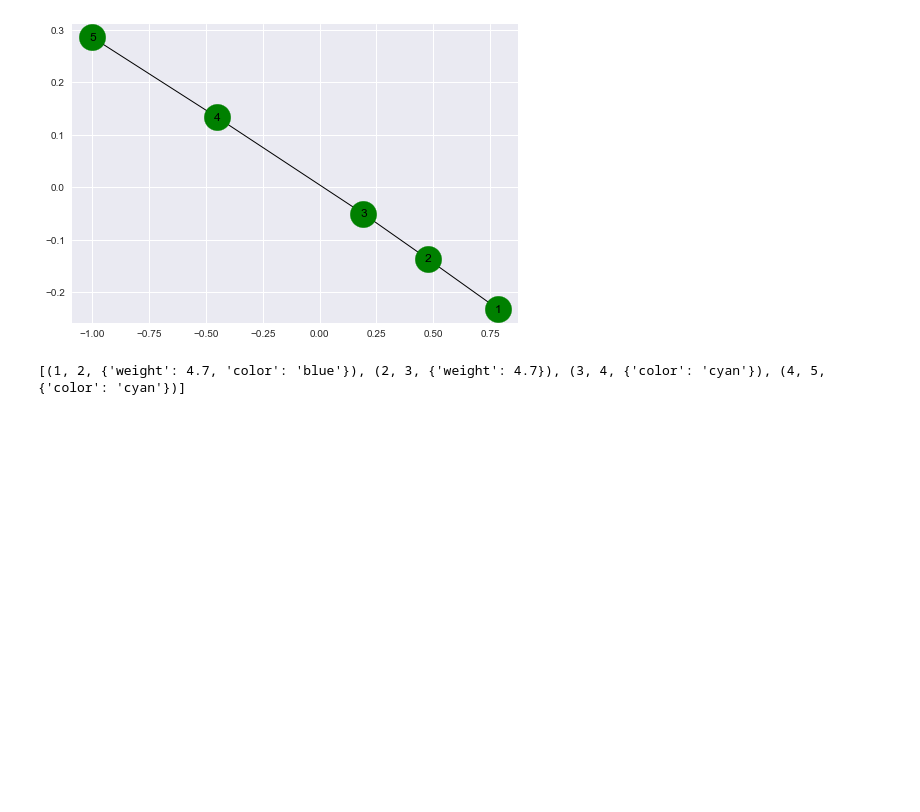
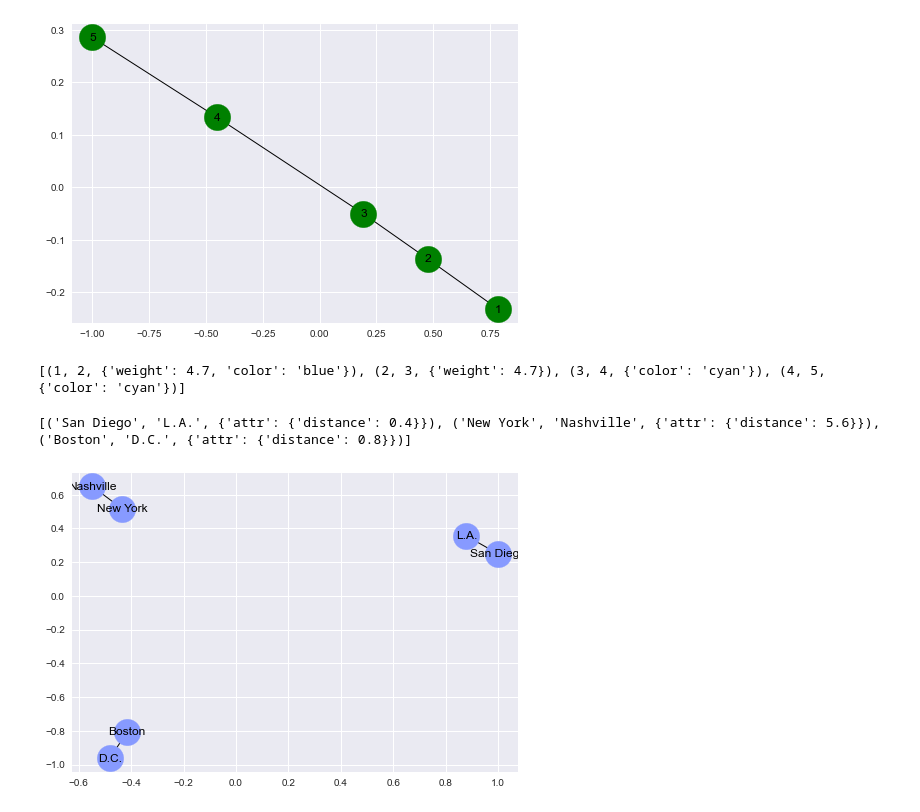
Before and after one commit to JayantGoel001/GraphsAndSocialNetworkAnalytics, a Jupyter notebook: Graph Using NetworkX.ipynb, the cells around one changed output. Cells and saved outputs as stored; diff of their text form; code cells hidden in the pictures; blank space fills up the shorter version.

```diff
--- a/Graph Using NetworkX.ipynb
+++ b/Graph Using NetworkX.ipynb
@@ -160,3 +160,15 @@ H[2][3]['weight'] = 4.7
 print(H.edges(data=True))
 # %% [output]
 [(1, 2, {'weight': 4.7, 'color': 'blue'}), (2, 3, {'weight': 4.7}), (3, 4, {'color': 'cyan'}), (4, 5, {'color': 'cyan'})]
+# %%
+cities = nx.Graph()
+cities.add_edge('San Diego','L.A.',attr= {'distance':0.4})
+cities.add_edge('New York','Nashville',attr= {'distance':5.6})
+cities.add_edge('Boston','D.C.',attr= {'distance':0.8})
+print(cities.edges(data=True))
+# %% [output]
+[('San Diego', 'L.A.', {'attr': {'distance': 0.4}}), ('New York', 'Nashville', {'attr': {'distance': 5.6}}), ('Boston', 'D.C.', {'attr': {'distance': 0.8}})]
+# %%
+showNetork(cities,with_labels=True,node_color='#879AFF')
+# %% [output]
+[figure, added]
```
